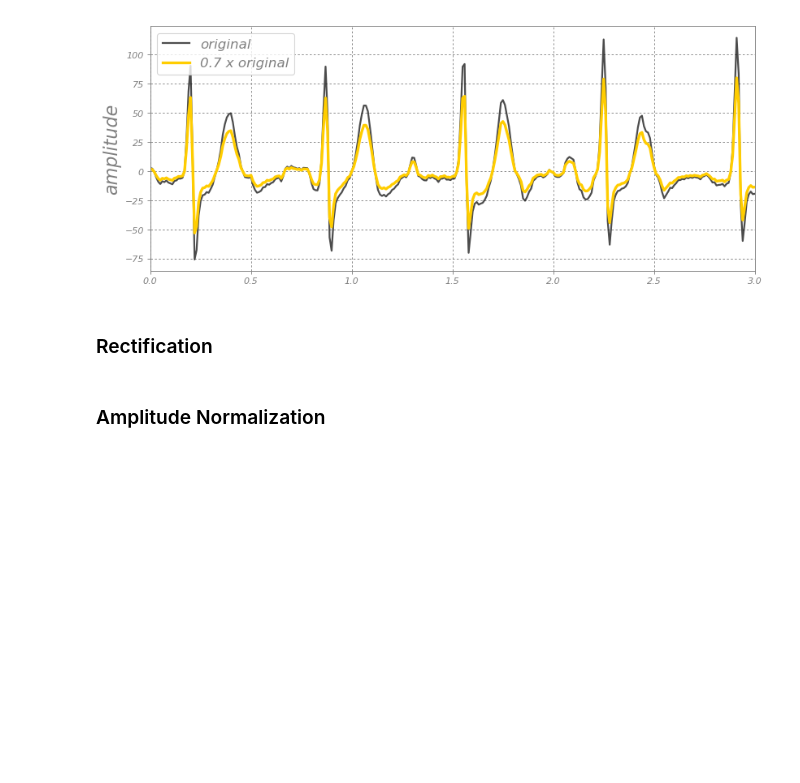
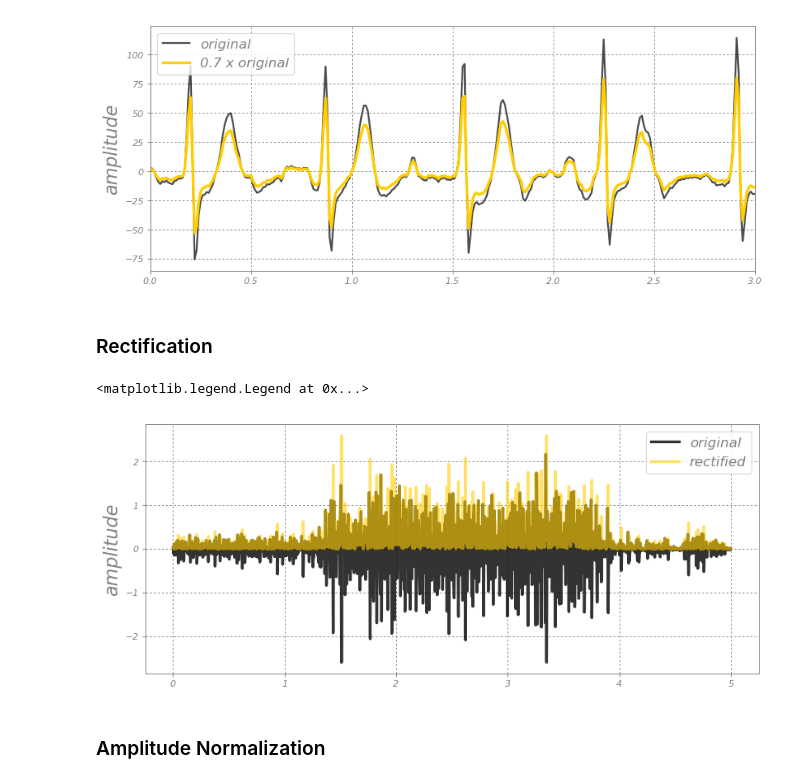
Before and after one commit to novabiosignals/BSAP-Presentation, a Jupyter notebook: Processing.ipynb, the cells around one changed output. Saved outputs shown, nothing was run; the diff lists cells and outputs as text; code cells hidden in the pictures; blank space fills up the shorter version.

```diff
--- a/Processing.ipynb
+++ b/Processing.ipynb
@@ -60,6 +61,16 @@ legend(fontsize=15)
 [figure]
 # %% [markdown]
 ### Rectification
+# %%
+[t, s] = np.loadtxt('data/emg.txt.gz')
+sA = np.abs(s)
+plot(t, s, linestyle='-', linewidth=3, color="k", alpha=0.8,label='original')
+plot(t, sA, '#ffcd00', alpha=0.6, linewidth=3, label='rectified')
+ylabel('amplitude', color='grey', fontsize=20)
+legend(fontsize=15)
+# %% [output]
+<matplotlib.legend.Legend at 0x...>
+[figure, added]
 # %% [markdown]
 ### Amplitude Normalization
 # %%
```
Also changed, not shown: parts of 13 cells of this notebook, 1 other file.
